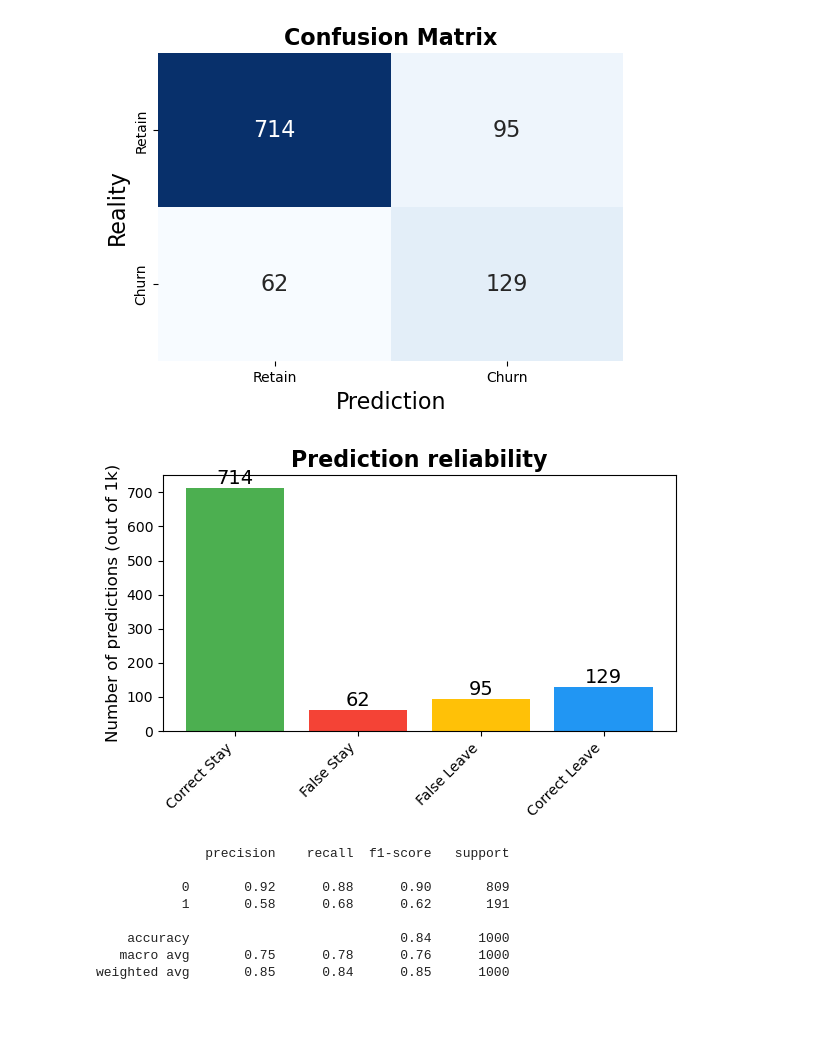
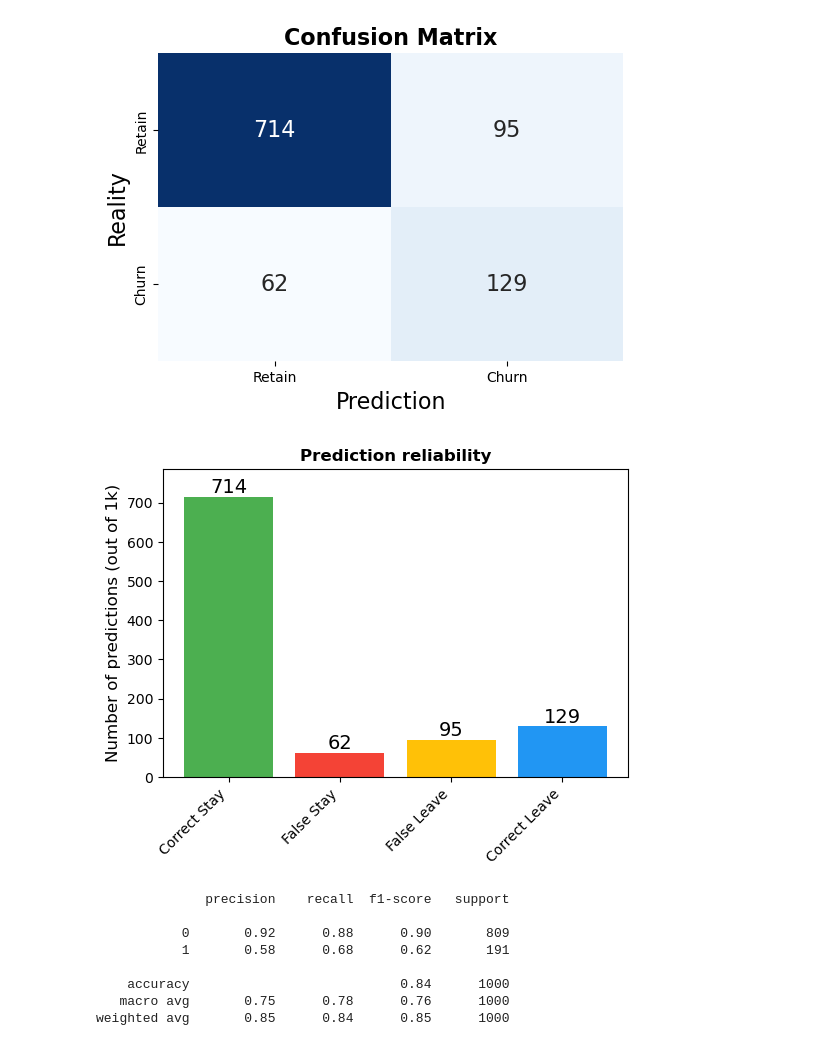
Before and after one commit to M-Grzymowicz/Banking-Customer-Churn---Analysis-and-Prediction, a Jupyter notebook: notebooks/banking.ipynb, the cells around one changed output. Cells and saved outputs as stored; diff of their text form; code cells hidden in the pictures; blank space fills up the shorter version.

Commit message:
adding results in readme file 12

```diff
--- a/notebooks/banking.ipynb
+++ b/notebooks/banking.ipynb
@@ -1779,31 +1779,33 @@ plt.show()
 # %%
 # Presenting results of confusion matrix in colmn chart.
 
 fig, ax = plt.subplots(figsize=(6, 4))
 
 labels = ['Correct Stay', 'False Stay', 'False Leave', 'Correct Leave']
 sizes = [conf_matrix_rf[0, 0], conf_matrix_rf[1, 0], conf_matrix_rf[0, 1], conf_matrix_rf[1, 1]]
 colors = ['#4CAF50', '#F44336', '#FFC107', '#2196F3']
 
 ax.bar(labels, sizes, color=colors)
 
-plt.title('Prediction reliability', fontsize=16, fontweight='bold')
+plt.title('Prediction reliability', fontsize=12, fontweight='bold')
 #plt.xlabel('Type of prediction', fontsize=12)
 plt.ylabel('Number of predictions (out of 1k)', fontsize=12)
 
 # Adding values on the columns
 for i, v in enumerate(sizes):
     ax.text(i, v, str(v), ha='center', va='bottom', fontsize=14)
 
 plt.xticks(rotation=45, ha='right')
-plt.tight_layout()
+
+# Adjusting the Y-axis to create more space at the top
+ax.set_ylim(0, max(sizes) * 1.1)
 
 plt.show()
 
 # saving chart
-q = fig.savefig('../results/figures/prediction_reliability.png', dpi=300)
+fig.savefig('../results/figures/prediction_reliability.png', dpi=300)
 # %% [output]
-[figure, old version]
+[figure, new version]
 # %%
 print(class_report_rf)
 
```
Also changed, not shown: 1 other file.
